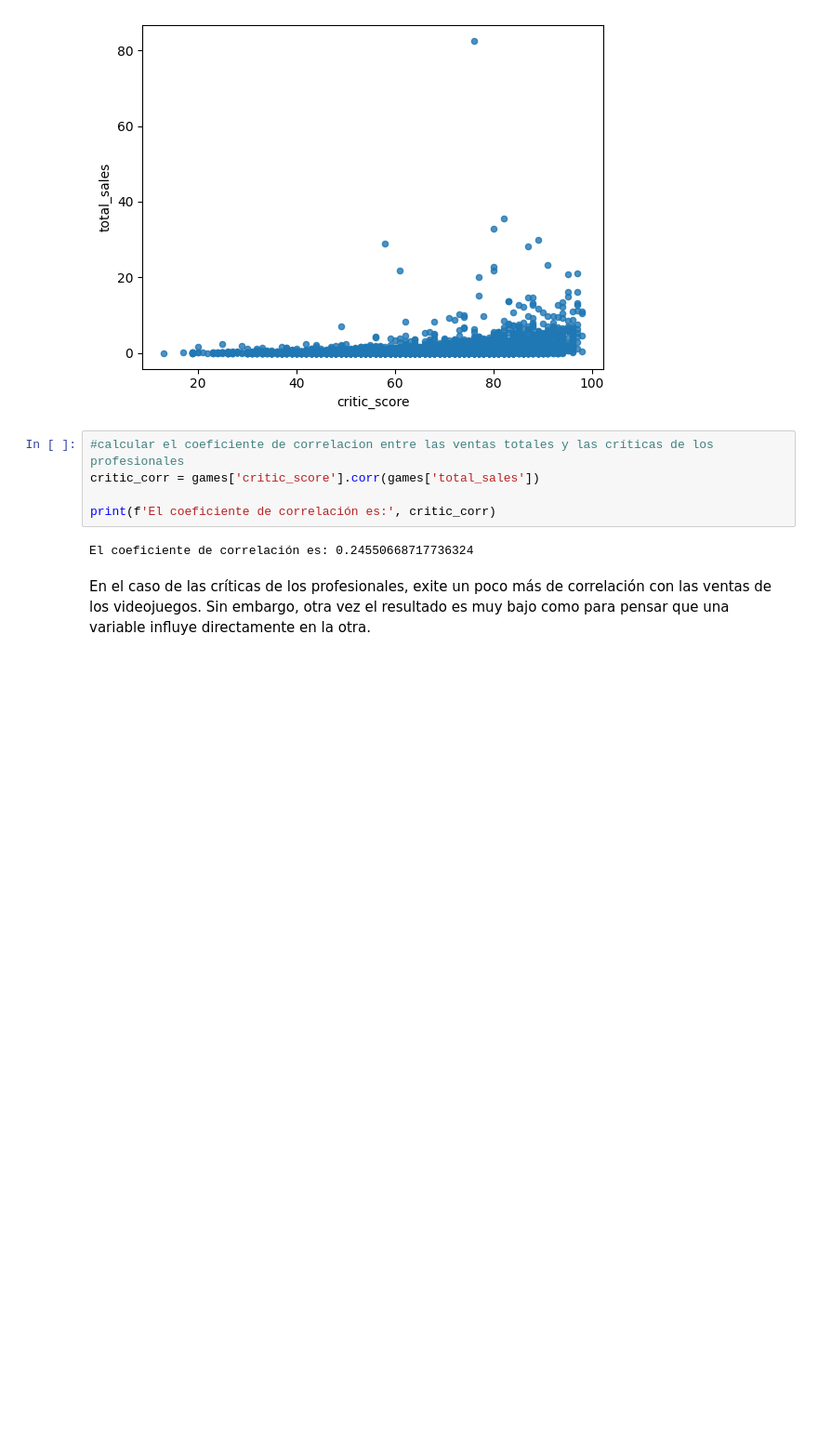
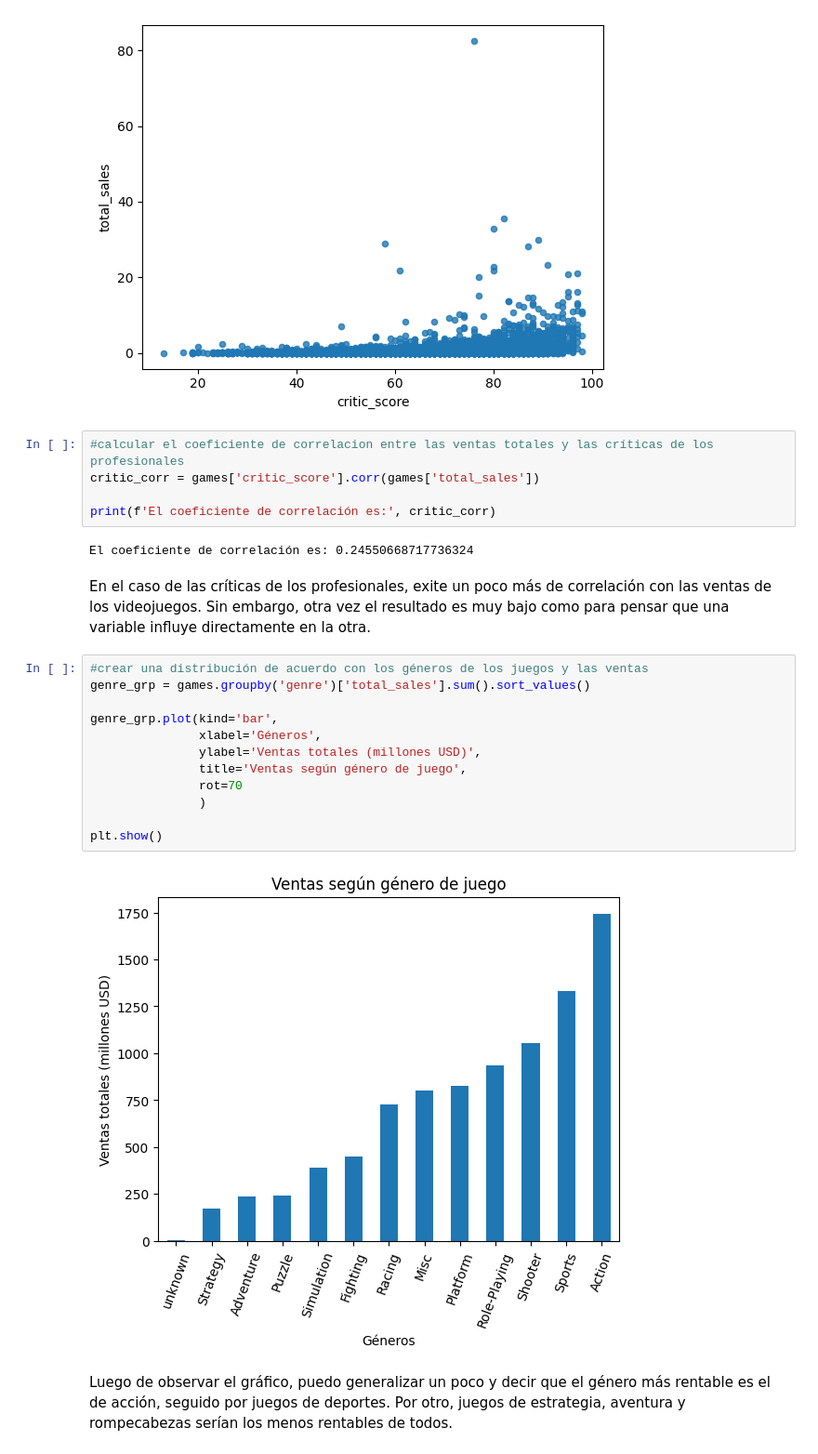
Before and after one commit to wh1tneyr/Analisis-exploratorio-de-datos-y-ambientes-virtuales, a Jupyter notebook: proyecto_05.ipynb, the cells around one changed output. Shown at 93% size. Drawn from its saved outputs; the diff is of its cells as text; blank space fills up the shorter version.

Commit message:
creando un grafico para ver la distribucion de los generos de juego

```diff
--- a/proyecto_05.ipynb
+++ b/proyecto_05.ipynb
@@ -252,3 +252,19 @@ print(f'El coeficiente de correlación es:', critic_corr)
 El coeficiente de correlación es: 0.24550668717736324
 # %% [markdown]
 En el caso de las críticas de los profesionales, exite un poco más de correlación con las ventas de los videojuegos. Sin embargo, otra vez el resultado es muy bajo como para pensar que una variable influye directamente en la otra.
+# %%
+#crear una distribución de acuerdo con los géneros de los juegos y las ventas
+genre_grp = games.groupby('genre')['total_sales'].sum().sort_values()
+
+genre_grp.plot(kind='bar',
+               xlabel='Géneros',
+               ylabel='Ventas totales (millones USD)',
+               title='Ventas según género de juego',
+               rot=70
+               )
+
+plt.show()
+# %% [output]
+[figure, added]
+# %% [markdown]
+Luego de observar el gráfico, puedo generalizar un poco y decir que el género más rentable es el de acción, seguido por juegos de deportes. Por otro, juegos de estrategia, aventura y rompecabezas serían los menos rentables de todos.
```
